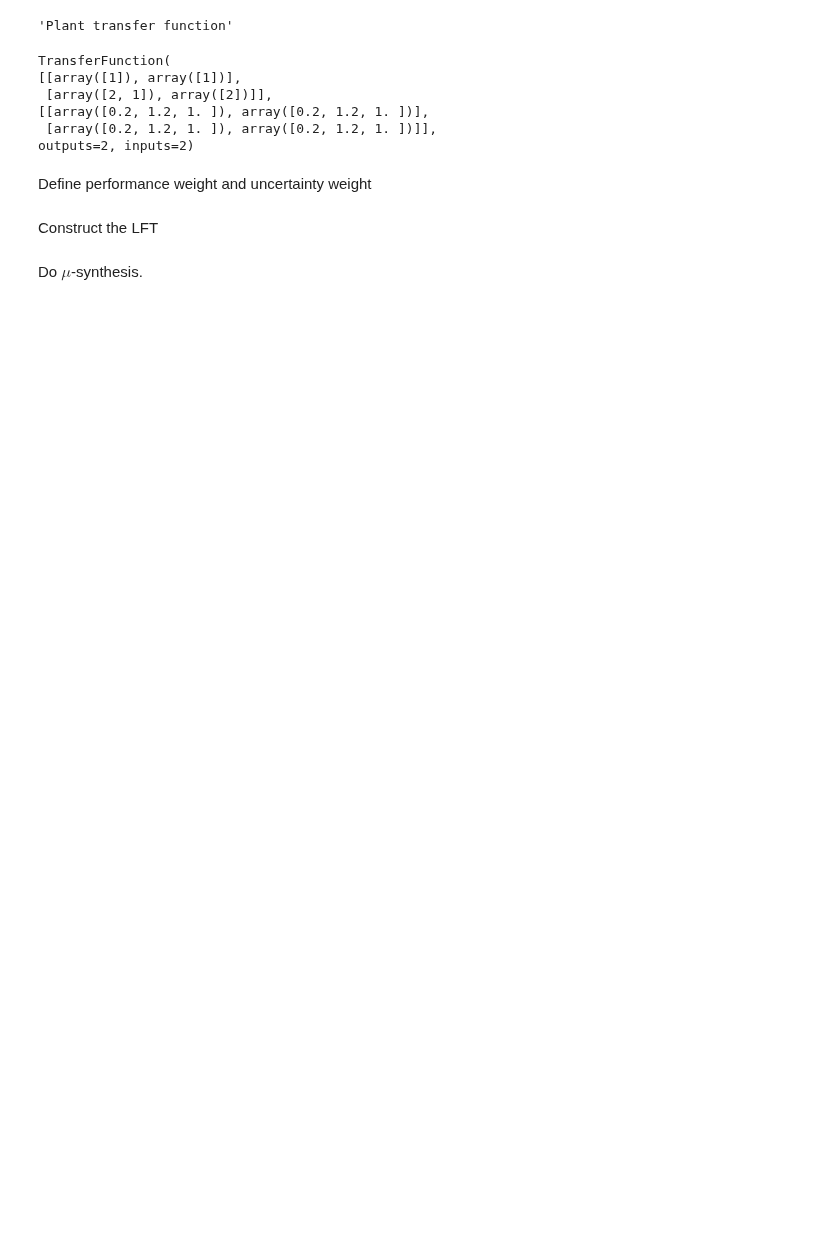
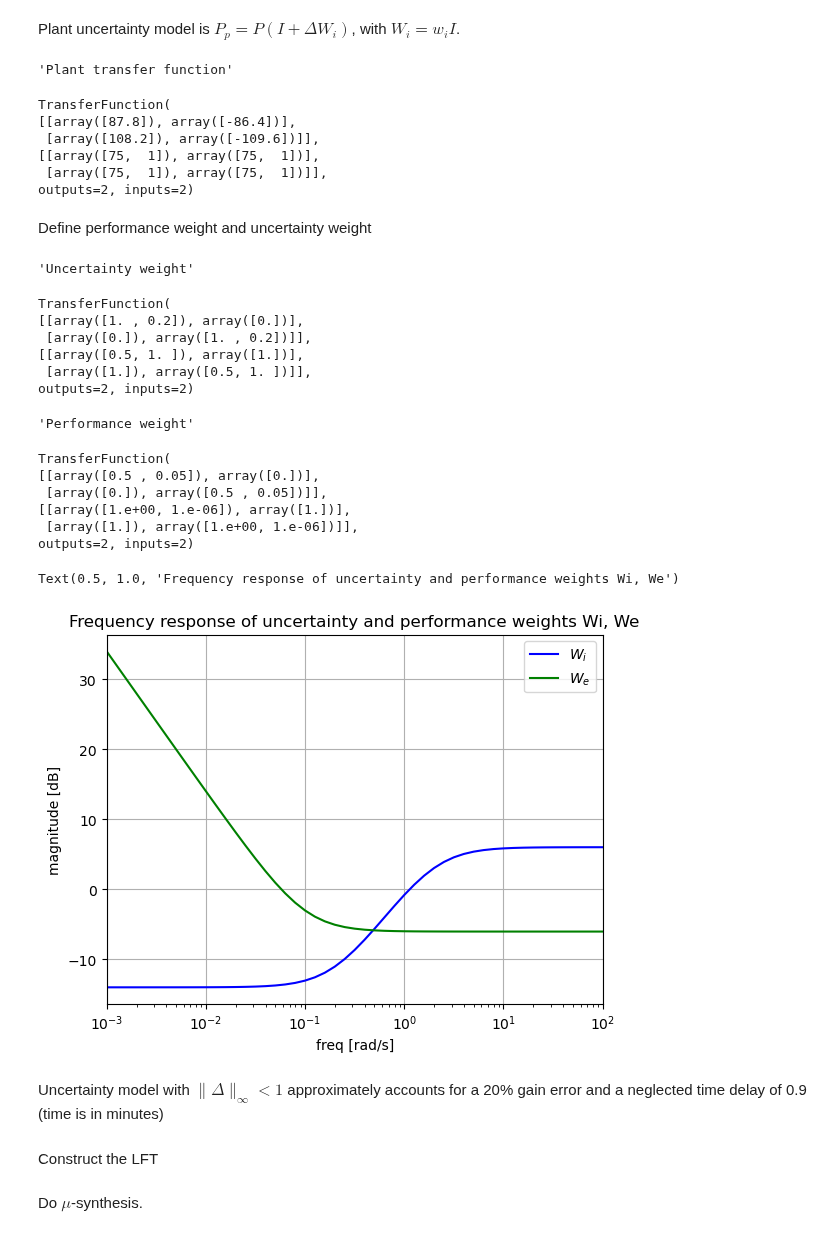
Before and after one commit to giannibi/rpc-scripts, a Jupyter notebook: examples/Part5/robust_performance_1.ipynb, the cells around one changed output. Cells and saved outputs as stored; diff of their text form; code cells hidden in the pictures; blank space fills up the shorter version.

```diff
--- a/examples/Part5/robust_performance_1.ipynb
+++ b/examples/Part5/robust_performance_1.ipynb
@@ -3,3 +6,5 @@ Solution of the robust performance problem via $\mu$-synthesis![rp2.jpg](attachm
+# %% [markdown]
+Plant uncertainty model is $P_p=P(I+\Delta W_i)$, with $W_i=w_i I$.
 # %%
 import matplotlib.pyplot as plt
 from itertools import product
@@ -9,19 +14,19 @@ import control as ct
 import rpc_diism.robust as rb
 # %%
 # Plant P
-den = [0.2, 1.2, 1]
-P = ct.tf([[[1], [1]],
-              [[2, 1], [2]]],
+den = [75, 1]
+P = ct.tf([[[87.8], [-86.4]],
+              [[108.2], [-109.6]]],
              [[den, den],
               [den, den]])
 display("Plant transfer function", P)
 # %% [output]
 'Plant transfer function'
 TransferFunction(
-[[array([1]), array([1])],
- [array([2, 1]), array([2])]],
-[[array([0.2, 1.2, 1. ]), array([0.2, 1.2, 1. ])],
- [array([0.2, 1.2, 1. ]), array([0.2, 1.2, 1. ])]],
+[[array([87.8]), array([-86.4])],
+ [array([108.2]), array([-109.6])]],
+[[array([75,  1]), array([75,  1])],
+ [array([75,  1]), array([75,  1])]],
 outputs=2, inputs=2)
 # %% [markdown]
 Define performance weight and uncertainty weight
@@ -42,3 +33,48 @@ We = We_1.append(We_1)
+# %%
+# Uncertainty block weight Wi
+w_i = ct.tf([1,0.2],[0.5,1])
+Wi = w_i.append(w_i)
+display("Uncertainty weight", Wi)
+
+# Performance weight We (weight on S)
+w_e = ct.tf([0.5,0.05],[1,1e-6])
+We = w_e.append(w_e)
+display("Performance weight", We)
+
+# Frequency range for mu computations
+omega = np.logspace(-3, 3, 61)
+
+Wisv = rb.sigma(w_i, omega)
+Wesv = rb.sigma(w_e, omega)
+
+plt.semilogx(omega, 20*np.log10(Wisv[:, 0]), 'b', label=r'$W_i$')
+plt.semilogx(omega, 20*np.log10(Wesv[:, 0]), 'g', label=r'$W_e$')
+#plt.ylim([-60, 30])
+plt.ylabel('magnitude [dB]')
+plt.xlim([1e-3, 1e2])
+plt.xlabel('freq [rad/s]')
+plt.legend()
+plt.grid()
+plt.title('Frequency response of uncertainty and performance weights Wi, We')
+# %% [output]
+'Uncertainty weight'
+TransferFunction(
+[[array([1. , 0.2]), array([0.])],
+ [array([0.]), array([1. , 0.2])]],
+[[array([0.5, 1. ]), array([1.])],
+ [array([1.]), array([0.5, 1. ])]],
+outputs=2, inputs=2)
+'Performance weight'
+TransferFunction(
+[[array([0.5 , 0.05]), array([0.])],
+ [array([0.]), array([0.5 , 0.05])]],
+[[array([1.e+00, 1.e-06]), array([1.])],
+ [array([1.]), array([1.e+00, 1.e-06])]],
+outputs=2, inputs=2)
+Text(0.5, 1.0, 'Frequency response of uncertainty and performance weights Wi, We')
+[figure, added]
+# %% [markdown]
+Uncertainty model with $\|\Delta\|_\infty<1$ approximately accounts for a 20% gain error and a neglected time delay of 0.9 (time is in minutes)
 # %% [markdown]
 Construct the LFT
 # %%
```
Also changed, not shown: parts of 19 cells of this notebook, 5 other files.
